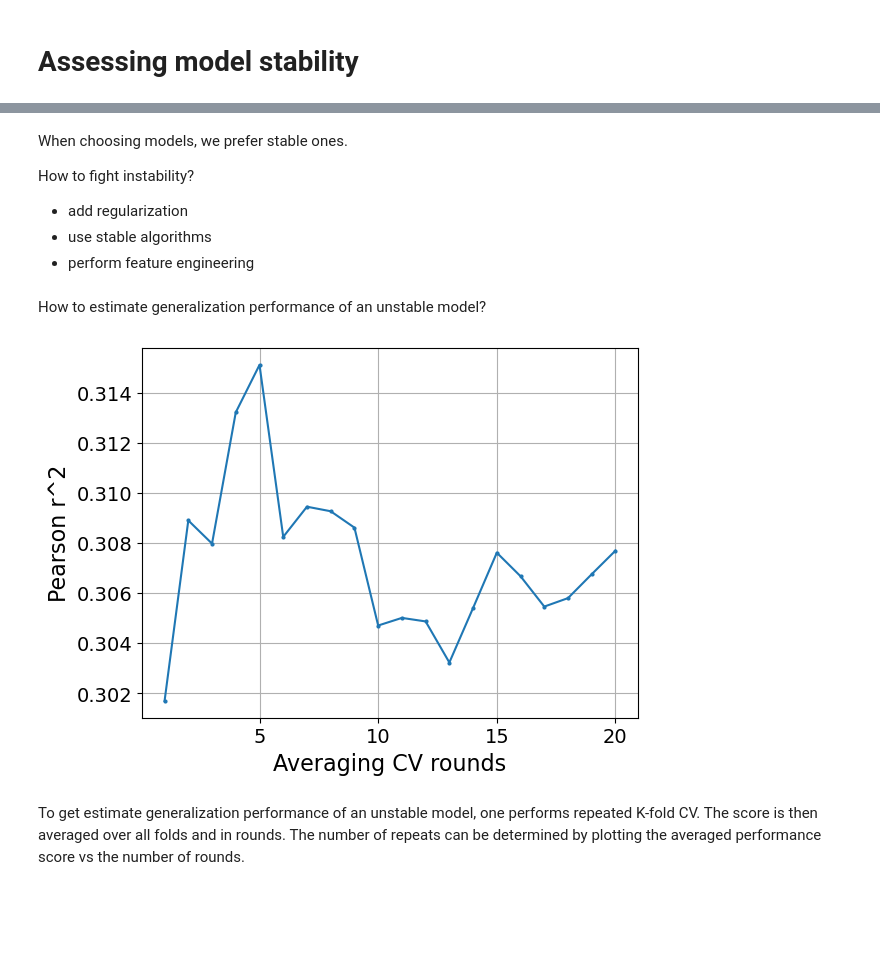
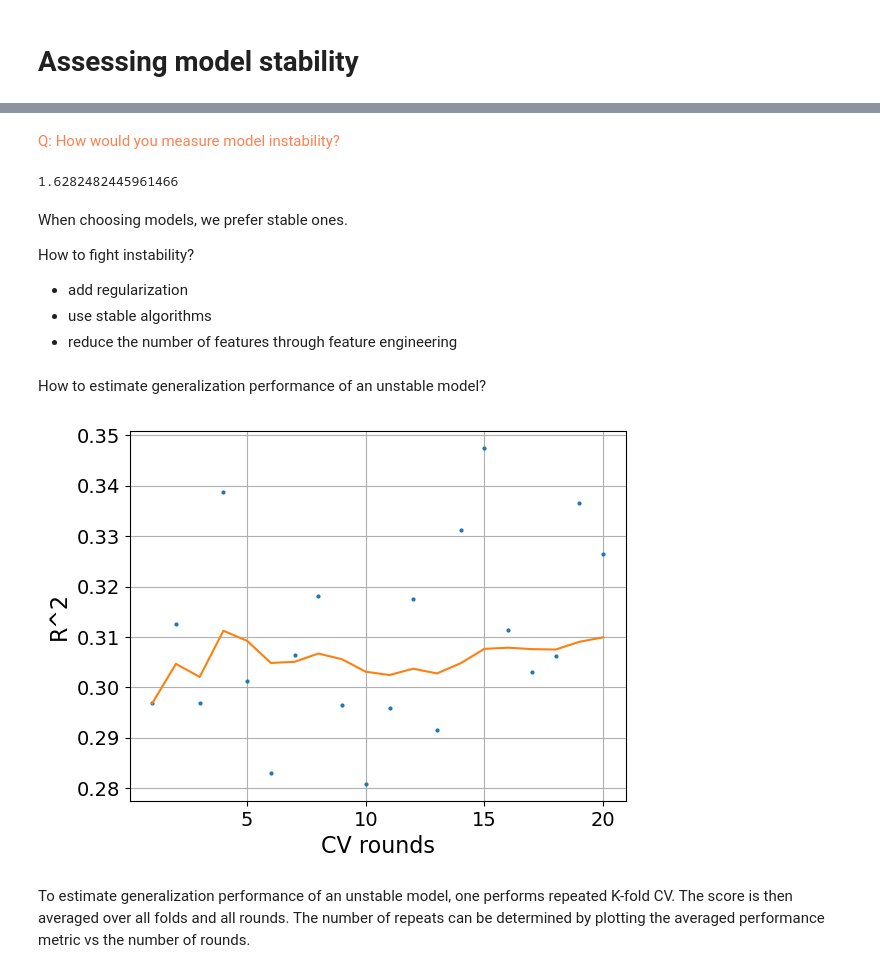
Before and after one commit to sergeyvilov/MLM, a Jupyter notebook: mammals_model/tutorial.ipynb, the cells around one changed output, grey strips where cells are left out. Drawn from its saved outputs; the diff is of its cells as text; code cells hidden in the pictures; blank space fills up the shorter version.

```diff
--- a/mammals_model/tutorial.ipynb
+++ b/mammals_model/tutorial.ipynb
@@ -283,2 +54,0 @@ M = sklearn.svm.SVR()
-# %%
-M.fit(X_train,y_train)
@@ -290,0 +71,2 @@ M.score(X_test,y_test)
+# %%
+mlm_embeddings = np.load(data_dir + "mpra_MLM.npy") #masked language model embeddings
@@ -373,26 +414,32 @@ Example for classification:
 # %%
-#pipe = make_pipeline(sklearn.preprocessing.StandardScaler(),
+X = mlm_embeddings
+y = mpra_df['Expression'].values
+groups = mpra_df['group'].values
+
+pipe = sklearn.pipeline.make_pipeline(sklearn.preprocessing.StandardScaler(),
+                     sklearn.linear_model.Ridge(alpha=100))
+
+#pipe = sklearn.pipeline.make_pipeline(sklearn.preprocessing.StandardScaler(),
 #                     sklearn.svm.SVR(C=4, epsilon=0.1))
 
+#pipe = sklearn.pipeline.make_pipeline(sklearn.preprocessing.StandardScaler(),
+#                sklearn.neural_network.MLPRegressor(hidden_layer_sizes=(64,32,16,), alpha=10, batch_size=1000, learning_rate_init=5e-4, max_iter=500, shuffle=False))
 
-pipe = make_pipeline(sklearn.preprocessing.StandardScaler(),
-                     sklearn.linear_model.RidgeCV(cv=3))
-
-N_rounds = 100 #number of CV rounds
+N_rounds = 20 #number of CV rounds
 N_splits = 10 #number of CV splits in each round
 
-N_instances = len(y) #total number of test points equals to dataset size
+N_instances = len(y) #total number of test points equals dataset size
 
 cv_res = np.zeros((N_rounds*N_splits,N_instances)) #CV predictions for each point
 cv_res[:] = np.NaN
 
-cv_scores = [] #Pearson R^2 for each fold in each round, N_rounds X N_splits
+cv_scores = [] # score for each fold in each round, N_rounds X N_splits
 
 for round_idx in range(N_rounds):
 
     print(f'CV round {round_idx}')
 
-    gss = GroupShuffleSplit(n_splits=N_splits, train_size=.9, random_state = round_idx) #10-fold CV
+    gss = sklearn.model_selection.GroupShuffleSplit(n_splits=N_splits, train_size=.9, random_state = round_idx) #10-fold CV
 
     for fold_idx, (train_idx, test_idx) in enumerate(gss.split(X, y, groups)):
 
@@ -404,6 +451,6 @@ for round_idx in range(N_rounds):
 
         cv_res[round_idx*N_splits+fold_idx,test_idx] = y_pred #predictions for test instances in this fold in this round
 
-        cv_scores.append((pearson_r(y_pred,y_test)**2, round_idx)) #score for this fold in this round
+        cv_scores.append((sklearn.metrics.r2_score(y_test,y_pred), round_idx)) #score for this fold in this round
 
-cv_scores = pd.DataFrame(cv_scores, columns=['Pearson r^2', 'CV round'])
+cv_scores = pd.DataFrame(cv_scores, columns=['score', 'CV round'])
@@ -434,0 +510,2 @@ for pct in (25, 50, 75, 90):
+# %% [markdown]
+<span style="color:coral">Q: How would you measure model instability?</span>
@@ -435,3 +514,7 @@ for pct in (25, 50, 75, 90):
+# %%
+abs(cv).mean() #measure of model instability
+# %% [output]
+1.6282482445961466
 # %% [markdown]
 When choosing models, we prefer stable ones.
 
@@ -439,23 +522,26 @@ How to fight instability?
 
 - add regularization
 - use stable algorithms
-- perform feature engineering
+- reduce the number of features through feature engineering
 # %% [markdown]
 How to estimate generalization performance of an unstable model?
 # %%
-score_per_round = cv_scores.groupby('CV round')['Pearson r^2'].mean()
+score_per_round = cv_scores.groupby('CV round')['score'].mean()#mean score in each round
 
 CV_rounds = np.arange(1,N_rounds+1)
 
-average_score = np.cumsum(score_per_round)/CV_rounds
+average_score = np.cumsum(score_per_round)/CV_rounds #cumulative average
 # %%
 fig, ax = plt.subplots()
 
-ax.plot(CV_rounds, average_score, marker='o', markersize=2)
-ax.set_xlabel('Averaging CV rounds')
-ax.set_ylabel('Pearson r^2')
+ax.plot(CV_rounds, score_per_round, marker='o', markersize=2, linestyle='')
+
+ax.plot(CV_rounds, average_score, markersize=2)
+
+ax.set_xlabel('CV rounds')
+ax.set_ylabel('score')
 ax.grid()
 # %% [output]
-[figure, old version]
+[figure, new version]
 # %% [markdown]
-To get estimate generalization performance of an unstable model, one performs repeated K-fold CV. The score is then averaged over all folds and in rounds. The number of repeats can be determined by plotting the averaged performance score vs the number of rounds.
+To estimate generalization performance of an unstable model, one performs repeated K-fold CV. The score is then averaged over all folds and all rounds. The number of repeats can be determined by plotting the averaged performance metric vs the number of rounds.
```
Also changed, not shown: parts of 64 cells of this notebook, 2 other files.
